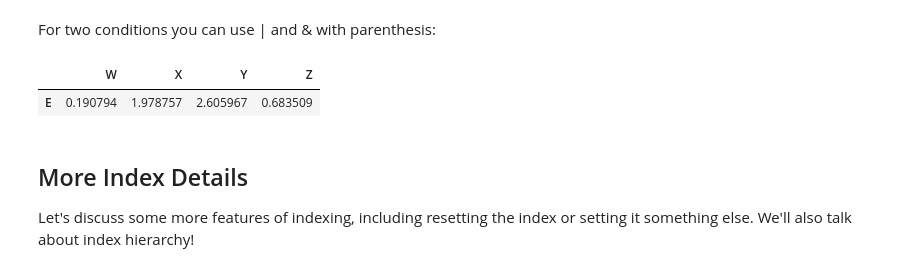
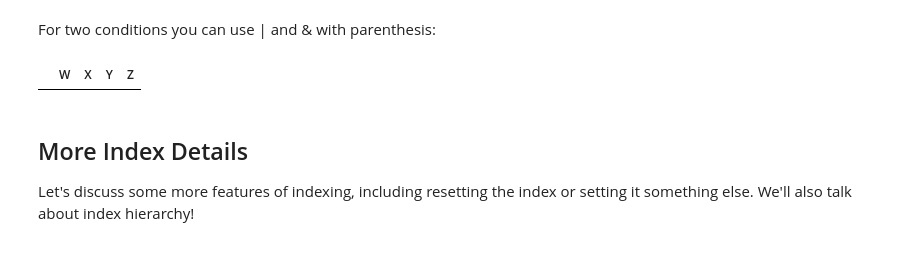
Before and after one commit to iyappan24/Machine-Learning-Notebooks, a Jupyter notebook: Python-for-Data-Analysis/Pandas/DataFrames.ipynb, the cells around one changed output. Cells and saved outputs as stored; diff of their text form; code cells hidden in the pictures.

```diff
--- a/Python-for-Data-Analysis/Pandas/DataFrames.ipynb
+++ b/Python-for-Data-Analysis/Pandas/DataFrames.ipynb
@@ -203,10 +209,9 @@ df[df['W']>0][['Y','X']]
 # %% [markdown]
 For two conditions you can use | and & with parenthesis:
 # %%
-df[(df['W']>0) & (df['Y'] > 1)]
+df[(df['W']>0) & (df['Y'] == 1)]
 # %% [output]
 |  | W | X | Y | Z |
-| E | 0.190794 | 1.978757 | 2.605967 | 0.683509 |
 # %% [markdown]
 ## More Index Details
 
```
Also changed, not shown: parts of 27 cells of this notebook.
